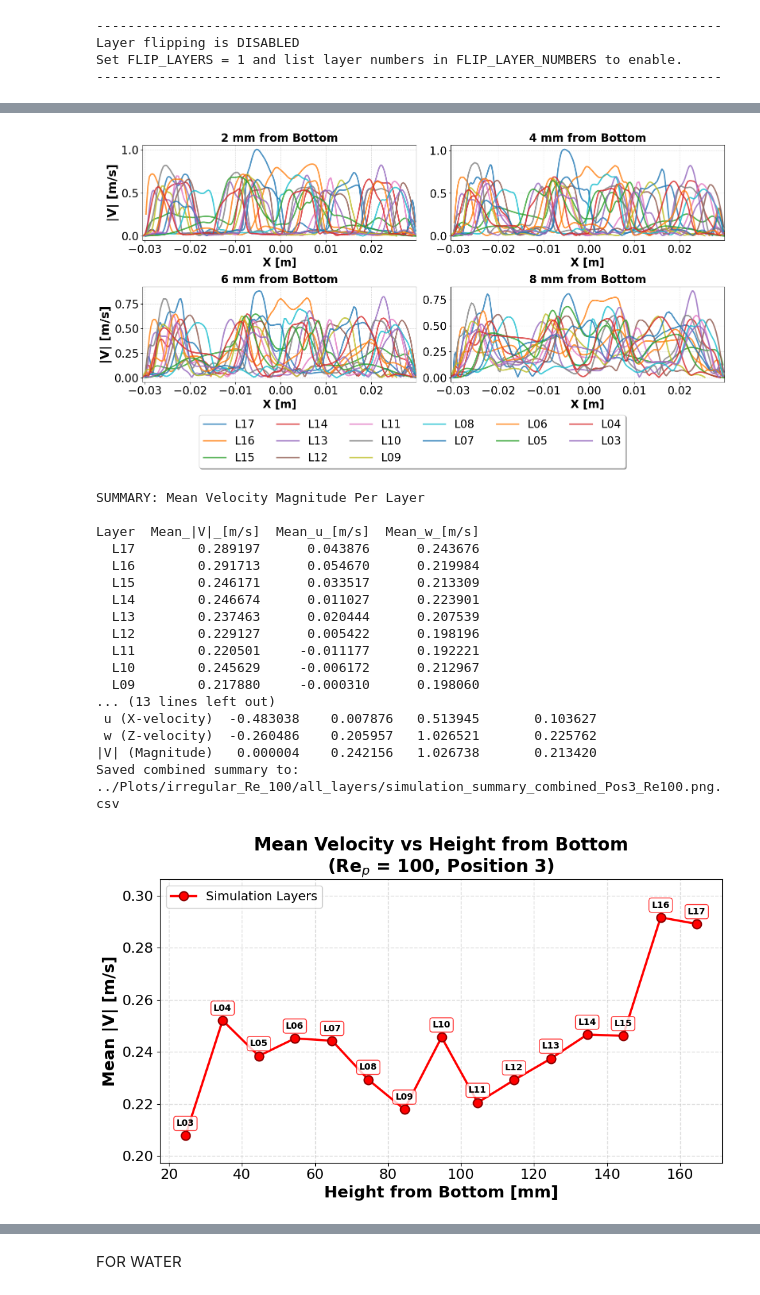
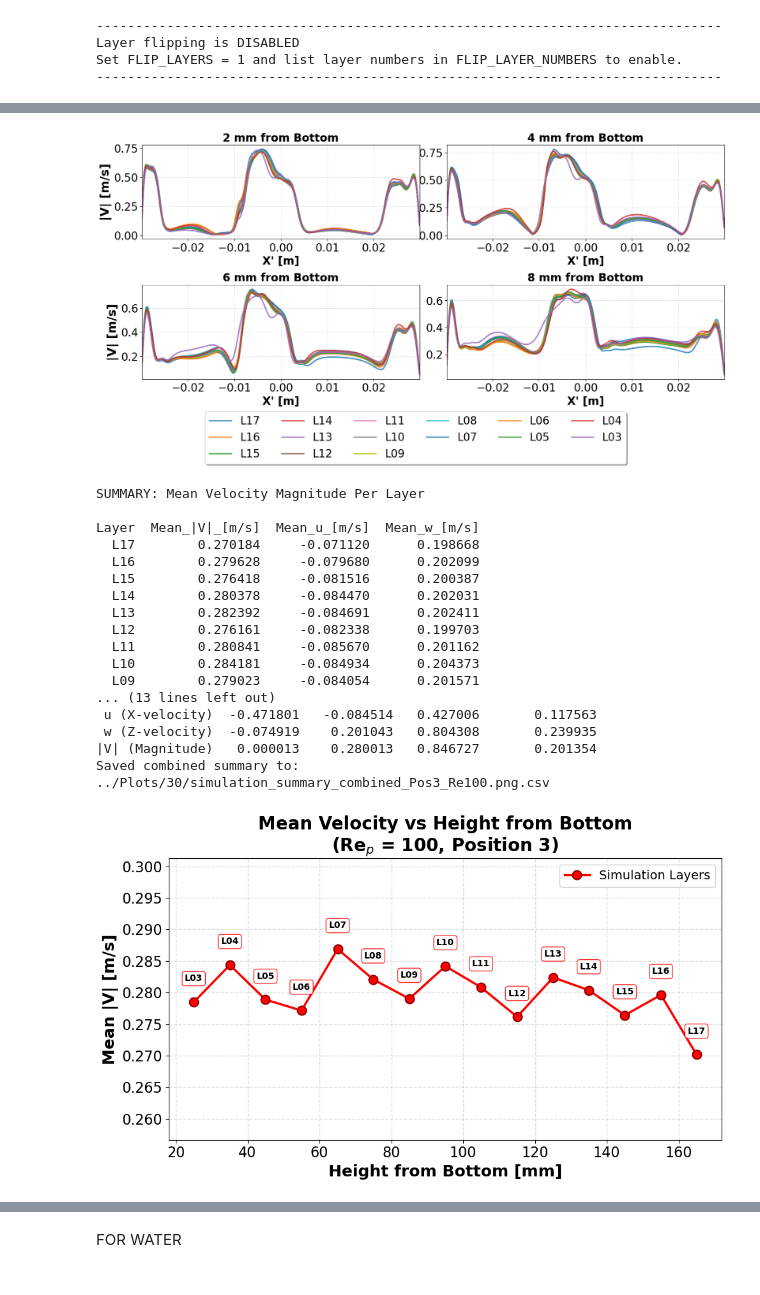
Before and after one commit to goru14qe/A1A4_paper2, a Jupyter notebook: Python_files/Only_sims.ipynb, the cells around one changed output, grey strips where cells are left out. Drawn from its saved outputs; the diff is of its cells as text; code cells hidden in the pictures.

```diff
--- a/Python_files/Only_sims.ipynb
+++ b/Python_files/Only_sims.ipynb
@@ -12,14 +12,14 @@ import os
 from math import ceil
 # %%
 # Configuration - Update these paths to your data folders
-folder_name = 'irregular_Re_100/all_layers'  # Output folder for plots
-sim_folder = r'../irregular/sim/IR_Re_100/pos3_transformed_all'
+folder_name = '30'
+sim_folder = r'../30/sim/30_Re_100/Pos3_transformed_all'
 #'../irregular/sim/irregular_0.07_extended/Pos3_transformed_all'
 #'../30/SIM_Data/30_Degree_Old_simulation_results/30_Degree_Old_simulation_results/CSV_files/Sim_csv_files/pos3_transformed'
 output_dir = '../Plots/'+ folder_name
 
 #std deviation
-exp_folder = r'../irregular/exp/IR_Re_100/Pos3_transformed'
+exp_folder = r'../30/exp/30_Re_100/Pos3_transformed'
 
 z_velocity_offset = 0.0
 distance_step = 0.002  # 2 mm steps
@@ -528,7 +528,7 @@ for idx, distance in enumerate(distances_from_bottom):
 
     # Configure subplot with consistent x-limits
     ax.set_xlim(x_min_global, x_max_global)
-    ax.set_xlabel('X [m]', fontsize=20, fontweight='bold')
+    ax.set_xlabel("X' [m]", fontsize=20, fontweight='bold')
     ax.set_title(f'{distance*1000:.0f} mm from Bottom', fontsize=20, fontweight='bold')
     ax.grid(True, linestyle='--', alpha=0.4, linewidth=0.8)
     ax.tick_params(axis='both', labelsize=20)
@@ -576,4 +576,4 @@ WARNING: no experimental CSVs found in ../irregular/exp/IR_Re_100/Pos3_transform
-[figure, old version]
+[figure, new version]
 # %%
 # Calculate height from bottom for each simulation layer
 sim_heights_m = []
@@ -667,20 +667,20 @@ pd.reset_option('display.float_format')
 SUMMARY: Mean Velocity Magnitude Per Layer
 
 Layer  Mean_|V|_[m/s]  Mean_u_[m/s]  Mean_w_[m/s]
-  L17        0.289197      0.043876      0.243676
-  L16        0.291713      0.054670      0.219984
-  L15        0.246171      0.033517      0.213309
-  L14        0.246674      0.011027      0.223901
-  L13        0.237463      0.020444      0.207539
-  L12        0.229127      0.005422      0.198196
-  L11        0.220501     -0.011177      0.192221
-  L10        0.245629     -0.006172      0.212967
-  L09        0.217880     -0.000310      0.198060
+  L17        0.270184     -0.071120      0.198668
+  L16        0.279628     -0.079680      0.202099
+  L15        0.276418     -0.081516      0.200387
+  L14        0.280378     -0.084470      0.202031
+  L13        0.282392     -0.084691      0.202411
+  L12        0.276161     -0.082338      0.199703
+  L11        0.280841     -0.085670      0.201162
+  L10        0.284181     -0.084934      0.204373
+  L09        0.279023     -0.084054      0.201571
 ... (13 lines left out)
- u (X-velocity)  -0.483038    0.007876   0.513945       0.103627
- w (Z-velocity)  -0.260486    0.205957   1.026521       0.225762
-|V| (Magnitude)   0.000004    0.242156   1.026738       0.213420
-Saved combined summary to: ../Plots/irregular_Re_100/all_layers/simulation_summary_combined_Pos3_Re100.png.csv
+ u (X-velocity)  -0.471801   -0.084514   0.427006       0.117563
+ w (Z-velocity)  -0.074919    0.201043   0.804308       0.239935
+|V| (Magnitude)   0.000013    0.280013   0.846727       0.201354
+Saved combined summary to: ../Plots/30/simulation_summary_combined_Pos3_Re100.png.csv
 # %%
 # Mean velocity vs height from bottom
 sim_heights_m = []
@@ -727,7 +727,7 @@ plt.tight_layout()
 plt.savefig(f'{output_dir}/Mean_Velocity_vs_Height_Pos{position}_Re{Re_p}.png', dpi=300, bbox_inches='tight')
 plt.show()
 # %% [output]
-[figure, old version]
+[figure, new version]
 # %%
 # Plot only vertical colorbar (uses existing `contour_sim`, `common_vmin`, `common_vmax`, `output_dir`, `position`, `Re_p`)
 fig = plt.figure(figsize=(2, 6))
```
Also changed, not shown: parts of 6 cells of this notebook, 50 other files.
